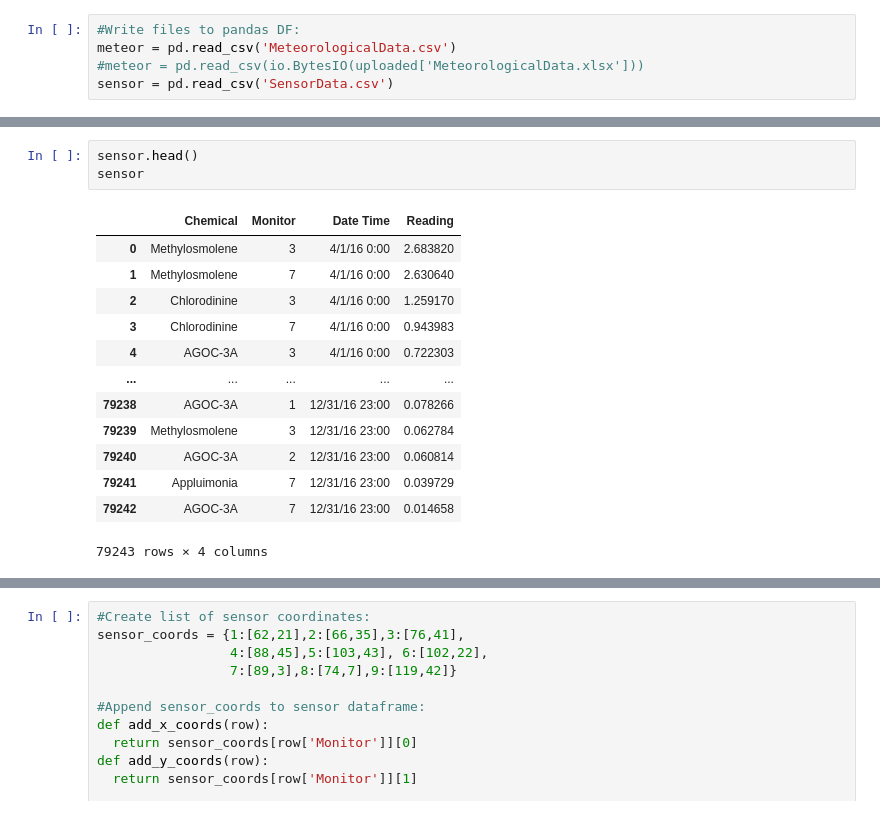
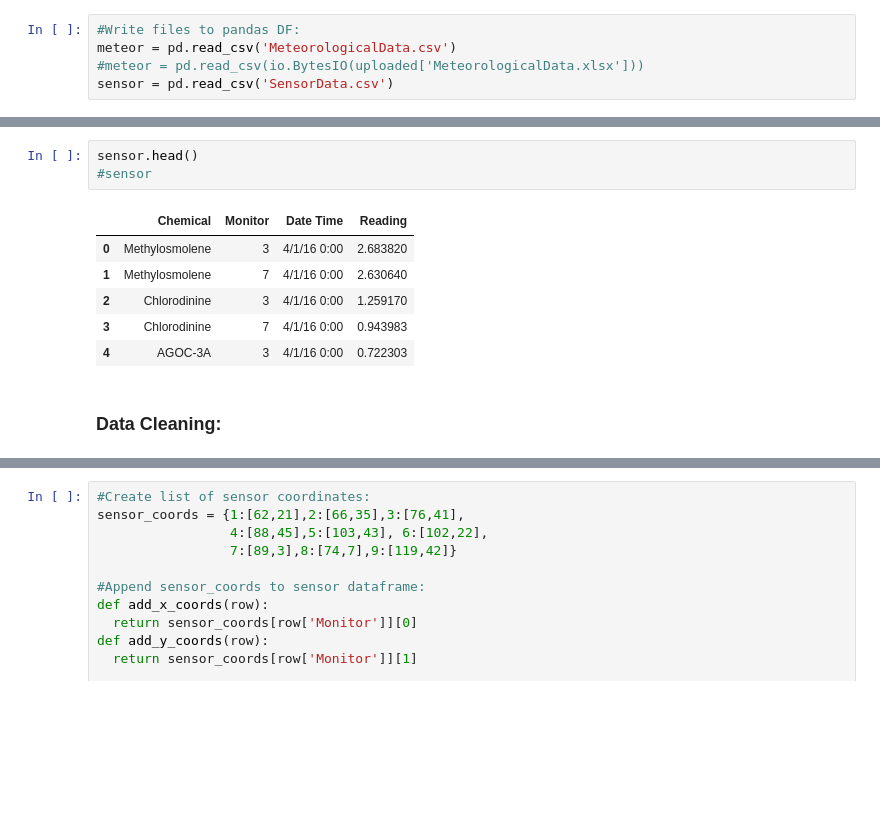
Before and after one commit to guevelel/COMP4449_Plume_Analysis, a Jupyter notebook: P7_Plume_COMP4449.ipynb, the cells around one changed output, grey strips where cells are left out. Drawn from its saved outputs; the diff is of its cells as text; blank space fills up the shorter version.

```diff
--- a/P7_Plume_COMP4449.ipynb
+++ b/P7_Plume_COMP4449.ipynb
@@ -80,18 +80,13 @@ meteor.describe()
 # %%
 sensor.head()
-sensor
+#sensor
 # %% [output]
 |  | Chemical | Monitor | Date Time | Reading |
 | 0 | Methylosmolene | 3 | 4/1/16 0:00 | 2.683820 |
 | 1 | Methylosmolene | 7 | 4/1/16 0:00 | 2.630640 |
 | 2 | Chlorodinine | 3 | 4/1/16 0:00 | 1.259170 |
 | 3 | Chlorodinine | 7 | 4/1/16 0:00 | 0.943983 |
 | 4 | AGOC-3A | 3 | 4/1/16 0:00 | 0.722303 |
-| ... | ... | ... | ... | ... |
-| 79238 | AGOC-3A | 1 | 12/31/16 23:00 | 0.078266 |
-| 79239 | Methylosmolene | 3 | 12/31/16 23:00 | 0.062784 |
-| 79240 | AGOC-3A | 2 | 12/31/16 23:00 | 0.060814 |
-| 79241 | Appluimonia | 7 | 12/31/16 23:00 | 0.039729 |
-| 79242 | AGOC-3A | 7 | 12/31/16 23:00 | 0.014658 |
-79243 rows × 4 columns
+# %% [markdown]
+### Data Cleaning:
 # %%
```
Also changed, not shown: parts of 77 cells of this notebook.
